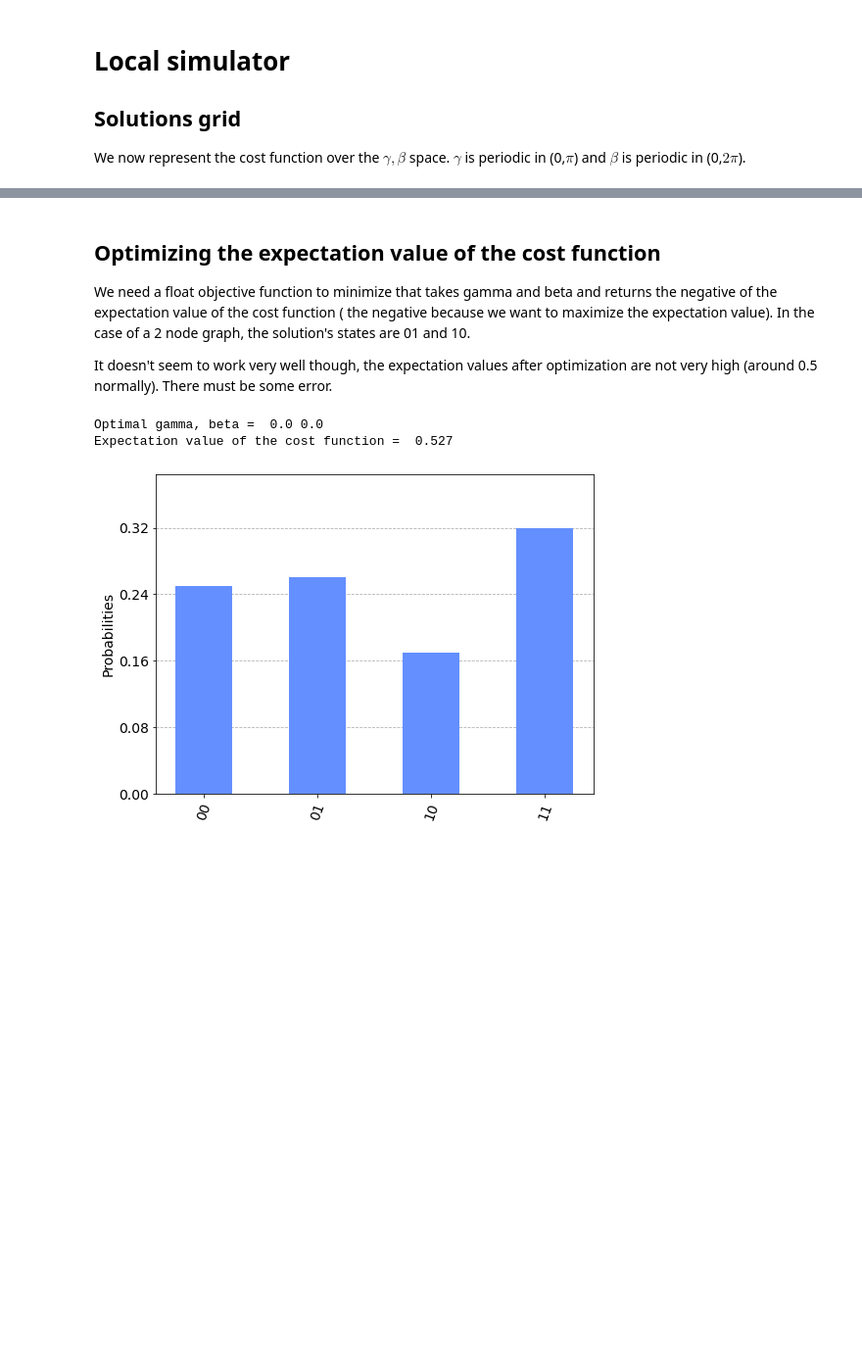
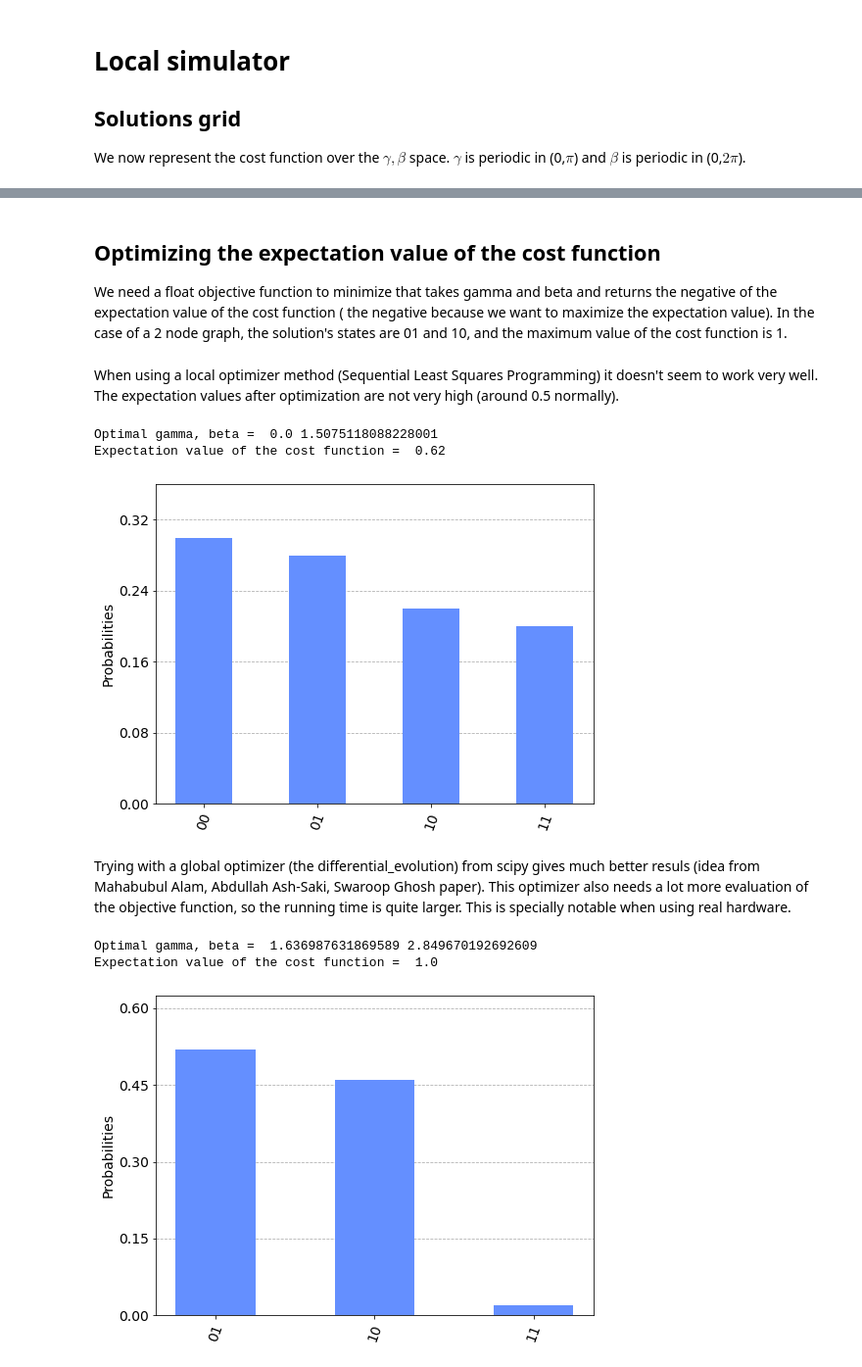
Before and after one commit to inafergra/QAOA-MaxCut, a Jupyter notebook: qiskit_example.ipynb, the cells around one changed output, grey strips where cells are left out. Shown: that part at 98% size. Drawn from its saved outputs; the diff is of its cells as text; code cells hidden in the pictures; blank space fills up the shorter version.

Commit message:
added global optimizer

```diff
--- a/qiskit_example.ipynb
+++ b/qiskit_example.ipynb
@@ -115,8 +111,6 @@ plt.show()
 # %% [markdown]
 ## Optimizing the expectation value of the cost function
-We need a float objective function to minimize that takes gamma and beta and returns the negative of the expectation value of the cost function ( the negative because we want to maximize the expectation value). In the case of a 2 node graph, the solution's states are 01 and 10.
-
-It doesn't seem to work very well though, the expectation values after optimization are not very high (around 0.5 normally). There must be some error.
+We need a float objective function to minimize that takes gamma and beta and returns the negative of the expectation value of the cost function ( the negative because we want to maximize the expectation value). In the case of a 2 node graph, the solution's states are 01 and 10, and the maximum value of the cost function is 1.
 # %%
 def expect_value_function(parameters, backend, G, shots):
     gamma = parameters[0]
@@ -124,10 +118,12 @@ def expect_value_function(parameters, backend, G, shots):
     counts = quantum_circuit(G,gamma,beta,backend,shots)
     avr_cost = get_expect_value(counts, shots)
     return -avr_cost
+# %% [markdown]
+When using a local optimizer method (Sequential Least Squares Programming) it doesn't seem to work very well. The expectation values after optimization are not very high (around 0.5 normally).
 # %%
 #IBM's simulator backend
 backend = Aer.get_backend("qasm_simulator")
-shots = 1000
+shots = 50
 
 # setting the bounds for gamma and beta
 bounds = ((0, np.pi), (0, 2*np.pi))
@@ -139,12 +135,28 @@ optimal_gamma, optimal_beta = max_expect_value['x']
 print('Optimal gamma, beta = ', optimal_gamma, optimal_beta)
 print('Expectation value of the cost function = ', -max_expect_value.get('fun'))
 
-counts = quantum_circuit(G,optimal_gamma,optimal_beta,backend,100)
+counts = quantum_circuit(G,optimal_gamma,optimal_beta,backend,shots)
 plot_histogram(counts,figsize = (8,6),bar_labels = False)
 # %% [output]
-Optimal gamma, beta =  0.0 0.0
-Expectation value of the cost function =  0.527
+Optimal gamma, beta =  0.0 1.5075118088228001
+Expectation value of the cost function =  0.62
-[figure, old version]
+[figure, new version]
+# %% [markdown]
+Trying with a global optimizer (the differential_evolution) from scipy gives much better resuls (idea from Mahabubul Alam, Abdullah Ash-Saki, Swaroop Ghosh paper). This optimizer also needs a lot more evaluation of the objective function, so the running time is quite larger. This is specially notable when using real hardware.
+# %%
+#Using a global optimizer:
+max_expect_value = differential_evolution(expect_value_function,args=(backend,G,shots), bounds=bounds)
+optimal_gamma, optimal_beta = max_expect_value['x']
+
+print('Optimal gamma, beta = ', optimal_gamma, optimal_beta)
+print('Expectation value of the cost function = ', -max_expect_value.get('fun'))
+
+counts = quantum_circuit(G,optimal_gamma,optimal_beta,backend,shots)
+plot_histogram(counts,figsize = (8,6),bar_labels = False)
+# %% [output]
+Optimal gamma, beta =  1.636987631869589 2.849670192692609
+Expectation value of the cost function =  1.0
+[figure, added]
 # %% [markdown]
 # Quantum Inspire
 
```
Also changed, not shown: parts of 10 cells of this notebook.
